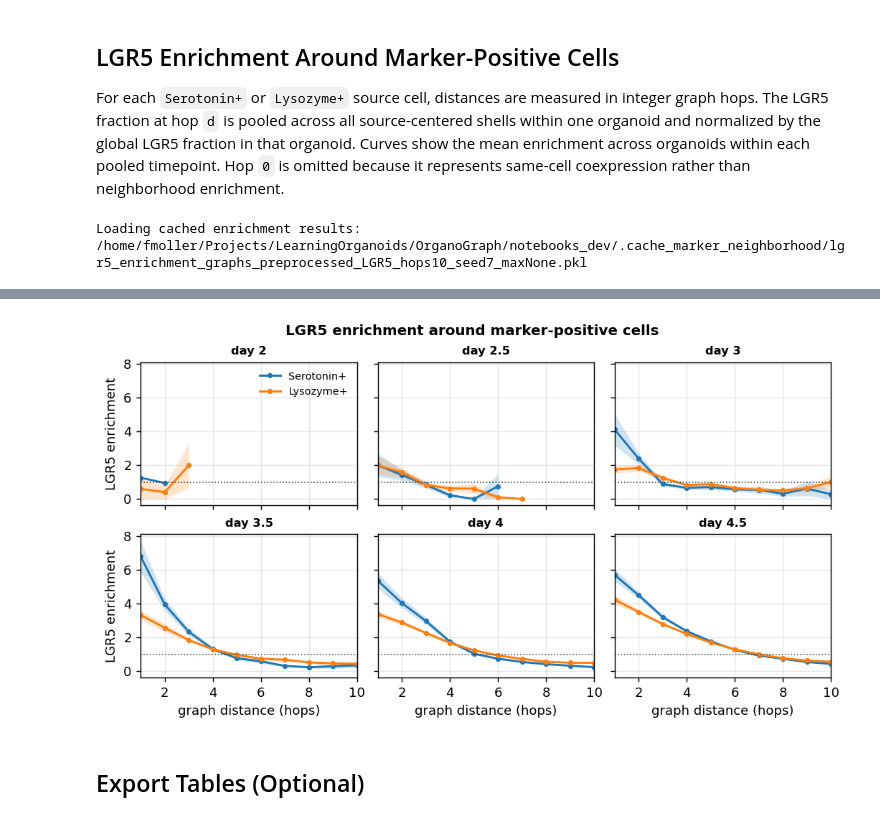
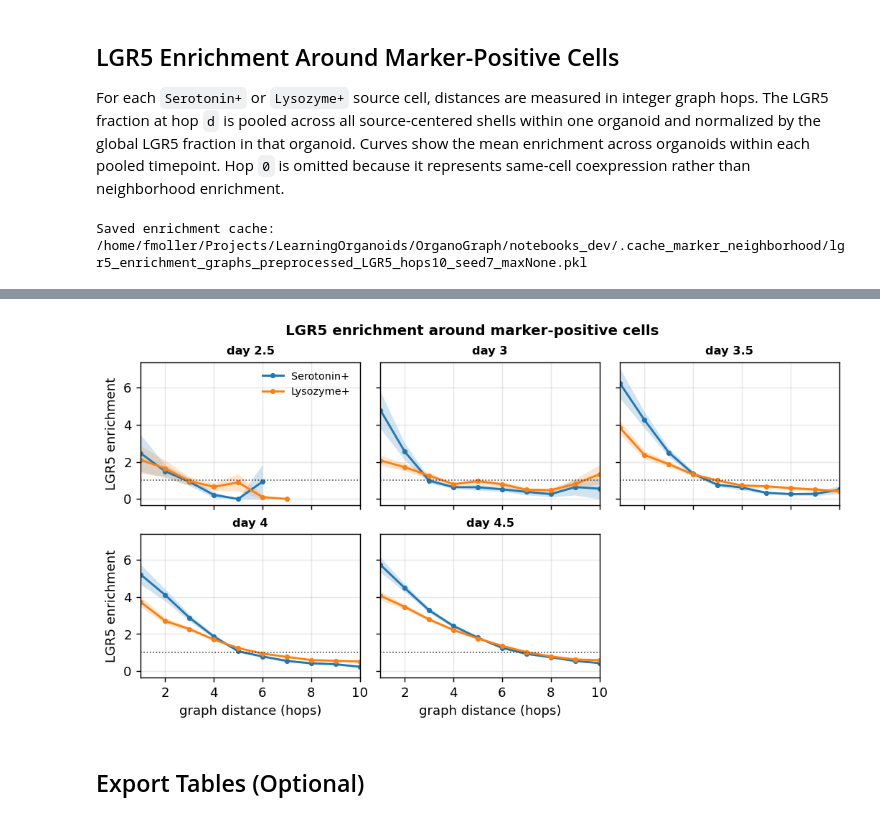
Before and after one commit to fskovbo/OrganoGraph, a Jupyter notebook: notebooks/plot_marker_neighborhood.ipynb, the cells around one changed output, grey strips where cells are left out. Cells and saved outputs as stored; diff of their text form; code cells hidden in the pictures.

```diff
--- a/notebooks/plot_marker_neighborhood.ipynb
+++ b/notebooks/plot_marker_neighborhood.ipynb
@@ -51,6 +51,7 @@ DATA_ROOT = PROJECT_ROOT.parent / "NicoleData"
 
 DATASETS = ["20250929", "20251201"]
 GRAPH_SUBDIR = "graphs_preprocessed"
+MIN_TIMEPOINT_NUMERIC = 2.5  # Use only this timepoint and later in analyses and figures.
 EXCLUDE_TIMEPOINTS = set()
 
 K_VALUES = [1]
@@ -156,6 +157,10 @@ def discover_graphs(data_root=DATA_ROOT, datasets=DATASETS, graph_subdir=GRAPH_S
         raise FileNotFoundError(f"No graph files found under {data_root} for {datasets} / {graph_subdir}")
 
     table = table.sort_values(["time_numeric", "dataset", "label_uid"]).reset_index(drop=True)
+    if MIN_TIMEPOINT_NUMERIC is not None:
+        table = table[table["time_numeric"] >= float(MIN_TIMEPOINT_NUMERIC)].reset_index(drop=True)
+    if table.empty:
+        raise FileNotFoundError(f"No graph files remain after timepoint filtering under {data_root}")
     if MAX_GRAPHS_PER_TIMEPOINT is not None:
         table = (
             table.groupby(["dataset", "timepoint"], group_keys=False, sort=False)
@@ -163,6 +168,18 @@ def discover_graphs(data_root=DATA_ROOT, datasets=DATASETS, graph_subdir=GRAPH_S
             .reset_index(drop=True)
         )
     return table
+
+
+def filter_to_plot_timepoints(df):
+    """Restrict cached or computed result tables to the configured plotting timepoints."""
+    if df is None or df.empty:
+        return df
+    out = df.copy()
+    if MIN_TIMEPOINT_NUMERIC is not None and "time_numeric" in out.columns:
+        out = out[out["time_numeric"] >= float(MIN_TIMEPOINT_NUMERIC)]
+    if "sample_label" in out.columns:
+        out = out[out["sample_label"].isin(TIMEPOINT_ORDER)]
+    return out.reset_index(drop=True)
 
 
 graph_table = discover_graphs()
@@ -296,7 +312,7 @@ def compute_moran_results(graph_table, analyses=MORAN_ANALYSES, k_values=K_VALUE
     if USE_CACHE and cache_path.exists():
         print(f"Loading cached Moran results: {cache_path}")
         with open(cache_path, "rb") as f:
-            return pickle.load(f)
+            return filter_to_plot_timepoints(pickle.load(f))
 
     rng = np.random.default_rng(seed)
     rows = []
@@ -369,7 +385,7 @@ def compute_moran_results(graph_table, analyses=MORAN_ANALYSES, k_values=K_VALUE
         print(f"Saved Moran cache: {cache_path}")
     return result
 
-moran_df = compute_moran_results(graph_table)
+moran_df = filter_to_plot_timepoints(compute_moran_results(graph_table))
 display(moran_df.head())
 if moran_df.empty:
     print("No Moran results were computed. Check marker availability and graph connectivity.")
@@ -513,7 +529,7 @@ def compute_knn_results(graph_table, focal_markers=KNN_FOCAL_MARKERS, target_mar
     if USE_CACHE and cache_path.exists():
         print(f"Loading cached kNN results: {cache_path}")
         with open(cache_path, "rb") as f:
-            return pickle.load(f)
+            return filter_to_plot_timepoints(pickle.load(f))
 
     all_markers = []
     for marker in list(focal_markers) + list(target_markers):
@@ -567,7 +583,7 @@ def compute_knn_results(graph_table, focal_markers=KNN_FOCAL_MARKERS, target_mar
     return result
 
 
-knn_df = compute_knn_results(graph_table)
+knn_df = filter_to_plot_timepoints(compute_knn_results(graph_table))
 display(knn_df.head())
 display(knn_df.groupby(["k", "sample_label", "focal"]).size().rename("n_values").reset_index())
 # %% [output]
@@ -722,7 +736,7 @@ def compute_lgr5_enrichment_results(graph_table, focal_markers=ENRICHMENT_FOCAL_
     if USE_CACHE and cache_path.exists():
         print(f"Loading cached enrichment results: {cache_path}")
         with open(cache_path, "rb") as f:
-            return pickle.load(f)
+            return filter_to_plot_timepoints(pickle.load(f))
 
     rows = []
     for _, rec in tqdm(graph_table.iterrows(), total=len(graph_table), desc="LGR5 enrichment graphs"):
@@ -835,9 +849,9 @@ def plot_lgr5_enrichment(enrichment_df, focal_markers=ENRICHMENT_FOCAL_MARKERS,
     return fig, axes[:n_timepoints], summary
 
 
-enrichment_df = compute_lgr5_enrichment_results(graph_table)
+enrichment_df = filter_to_plot_timepoints(compute_lgr5_enrichment_results(graph_table))
 display(enrichment_df.head())
 fig, axes, lgr5_enrichment_summary = plot_lgr5_enrichment(enrichment_df)
 # %% [output]
-Loading cached enrichment results: /home/fmoller/Projects/LearningOrganoids/OrganoGraph/notebooks_dev/.cache_marker_neighborhood/lgr5_enrichment_graphs_preprocessed_LGR5_hops10_seed7_maxNone.pkl
+Saved enrichment cache: /home/fmoller/Projects/LearningOrganoids/OrganoGraph/notebooks_dev/.cache_marker_neighborhood/lgr5_enrichment_graphs_preprocessed_LGR5_hops10_seed7_maxNone.pkl
 |  | dataset | timepoint | sample_label | time_numeric | label_uid | source | target | enrichment | total_counts |
@@ -849,4 +863,4 @@ Loading cached enrichment results: /home/fmoller/Projects/LearningOrganoids/Orga
-[figure, old version]
+[figure, new version]
 # %% [markdown]
 ## Export Tables (Optional)
 # %%
```
Also changed, not shown: parts of 7 cells of this notebook, 6 other files.
